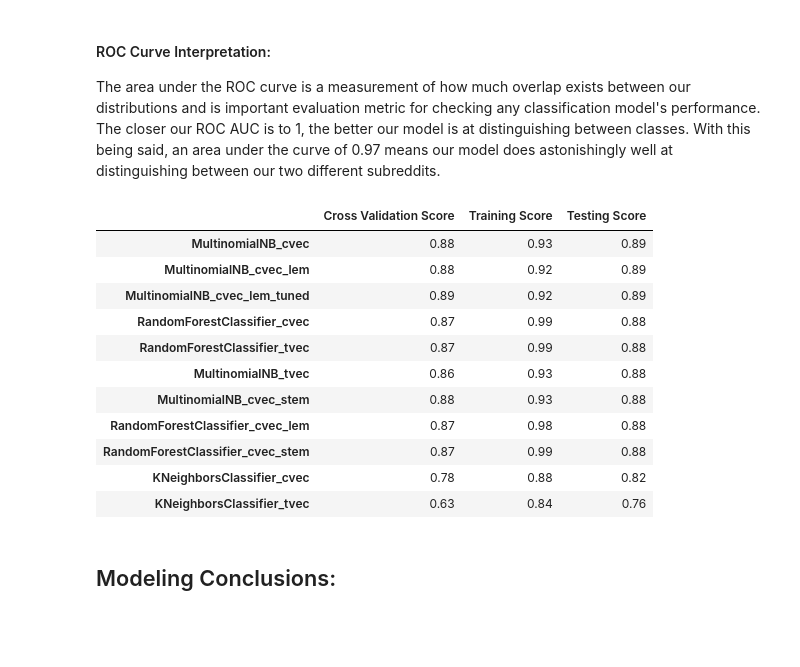
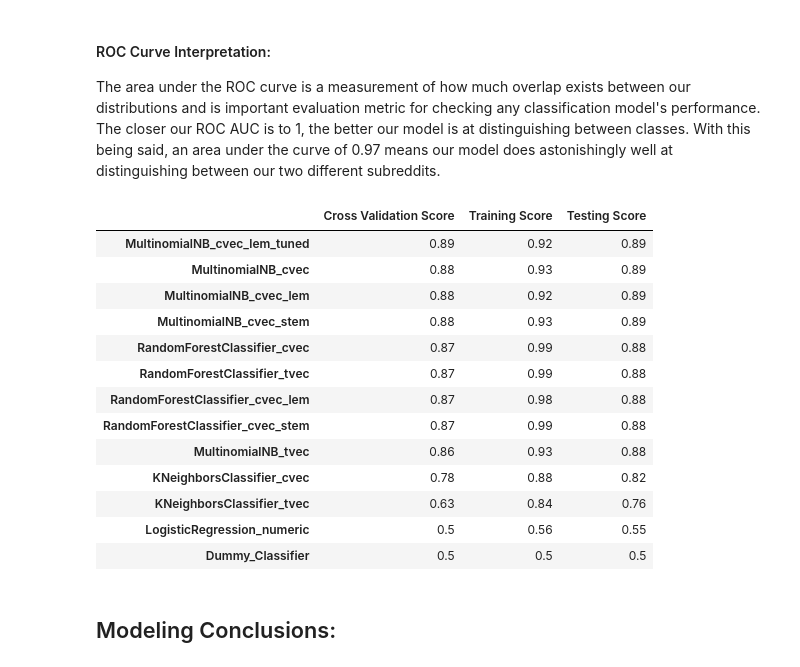
Before and after one commit to kreedyle/Subreddit_NLP_Classification, a Jupyter notebook: code/reddit_api.ipynb, the cells around one changed output. Drawn from its saved outputs; the diff is of its cells as text; code cells hidden in the pictures; blank space fills up the shorter version.

```diff
--- a/code/reddit_api.ipynb
+++ b/code/reddit_api.ipynb
@@ -446,3 +448,7 @@ Biggest takeaway: After running some charts on both CountVectorizer and TFIDFVec
+# %%
+model_scores = pd.DataFrame(columns = ['Cross Validation Score', 'Training Score', 'Testing Score'],
+                          index = ['LogisticRegression_numeric', 'Dummy_Classifier', 'RandomForestClassifier_cvec', 'MultinomialNB_cvec', 'KNeighborsClassifier_cvec',
+                                   'RandomForestClassifier_tvec', 'MultinomialNB_tvec', 'KNeighborsClassifier_tvec'])
 # %% [markdown]
 # Initial Interpretation of Coefficients of Numeric Columns
 # %%
@@ -499,6 +505,8 @@ dtype: float64
 # %%
 # All else held constant an increase in title character length gives us a 4x greater chance of predicting the positive classifier
 # which is r/rollingstones.
+# %%
+model_scores.loc['LogisticRegression_numeric'] = [0.5, 0.56, 0.55]
 # %% [markdown]
 #### Model evaluation:
 Although the coefficients of title_length and num_comments may show a strong correlation with predicting the positive classifier, the model barely performed better than the baseline accuracy. I will run my models and see how well my models perform without using these numeric columns.
@@ -567,15 +575,13 @@ gs.score(X_train, y_train)
 gs.score(X_test, y_test)
 # %% [output]
 0.5
+# %%
+model_scores.loc['Dummy_Classifier'] = [0.5, 0.5, 0.5]
 # %% [markdown]
 #### Evaluation of DummyClassifier:
 Before running my models, I wanted to get an idea of what the baseline model scoring was - not surprisingly the cross_val, training, and testing scores all clocked in at 0.5 because the data was a balanced class. This will help us determine how well our models are performing.
 # %% [markdown]
 # Pipeline on multiple models
-# %%
-model_scores = pd.DataFrame(columns = ['Cross Validation Score', 'Training Score', 'Testing Score'],
-                          index = ['RandomForestClassifier_cvec', 'MultinomialNB_cvec', 'KNeighborsClassifier_cvec',
-                                   'RandomForestClassifier_tvec', 'MultinomialNB_tvec', 'KNeighborsClassifier_tvec'])
 # %% [markdown]
 ### CountVectorizer & Random Forest
 # %%
@@ -1371,20 +1360,22 @@ plt.legend();
 #### ROC Curve Interpretation:
 The area under the ROC curve is a measurement of how much overlap exists between our distributions and is important evaluation metric for checking any classification model's performance. The closer our ROC AUC is to 1, the better our model is at distinguishing between classes. With this being said, an area under the curve of 0.97 means our model does astonishingly well at distinguishing between our two different subreddits.
 # %%
-model_scores.sort_values(by='Testing Score', ascending=False)
+model_scores.sort_values(by='Cross Validation Score', ascending=False)
 # %% [output]
 |  | Cross Validation Score | Training Score | Testing Score |
+| MultinomialNB_cvec_lem_tuned | 0.89 | 0.92 | 0.89 |
 | MultinomialNB_cvec | 0.88 | 0.93 | 0.89 |
 | MultinomialNB_cvec_lem | 0.88 | 0.92 | 0.89 |
-| MultinomialNB_cvec_lem_tuned | 0.89 | 0.92 | 0.89 |
+| MultinomialNB_cvec_stem | 0.88 | 0.93 | 0.89 |
 | RandomForestClassifier_cvec | 0.87 | 0.99 | 0.88 |
 | RandomForestClassifier_tvec | 0.87 | 0.99 | 0.88 |
-| MultinomialNB_tvec | 0.86 | 0.93 | 0.88 |
-| MultinomialNB_cvec_stem | 0.88 | 0.93 | 0.88 |
 | RandomForestClassifier_cvec_lem | 0.87 | 0.98 | 0.88 |
 | RandomForestClassifier_cvec_stem | 0.87 | 0.99 | 0.88 |
+| MultinomialNB_tvec | 0.86 | 0.93 | 0.88 |
 | KNeighborsClassifier_cvec | 0.78 | 0.88 | 0.82 |
 | KNeighborsClassifier_tvec | 0.63 | 0.84 | 0.76 |
+| LogisticRegression_numeric | 0.5 | 0.56 | 0.55 |
+| Dummy_Classifier | 0.5 | 0.5 | 0.5 |
 # %% [markdown]
 ## Modeling Conclusions:
 # %% [markdown]
```
Also changed, not shown: parts of 31 cells of this notebook.
